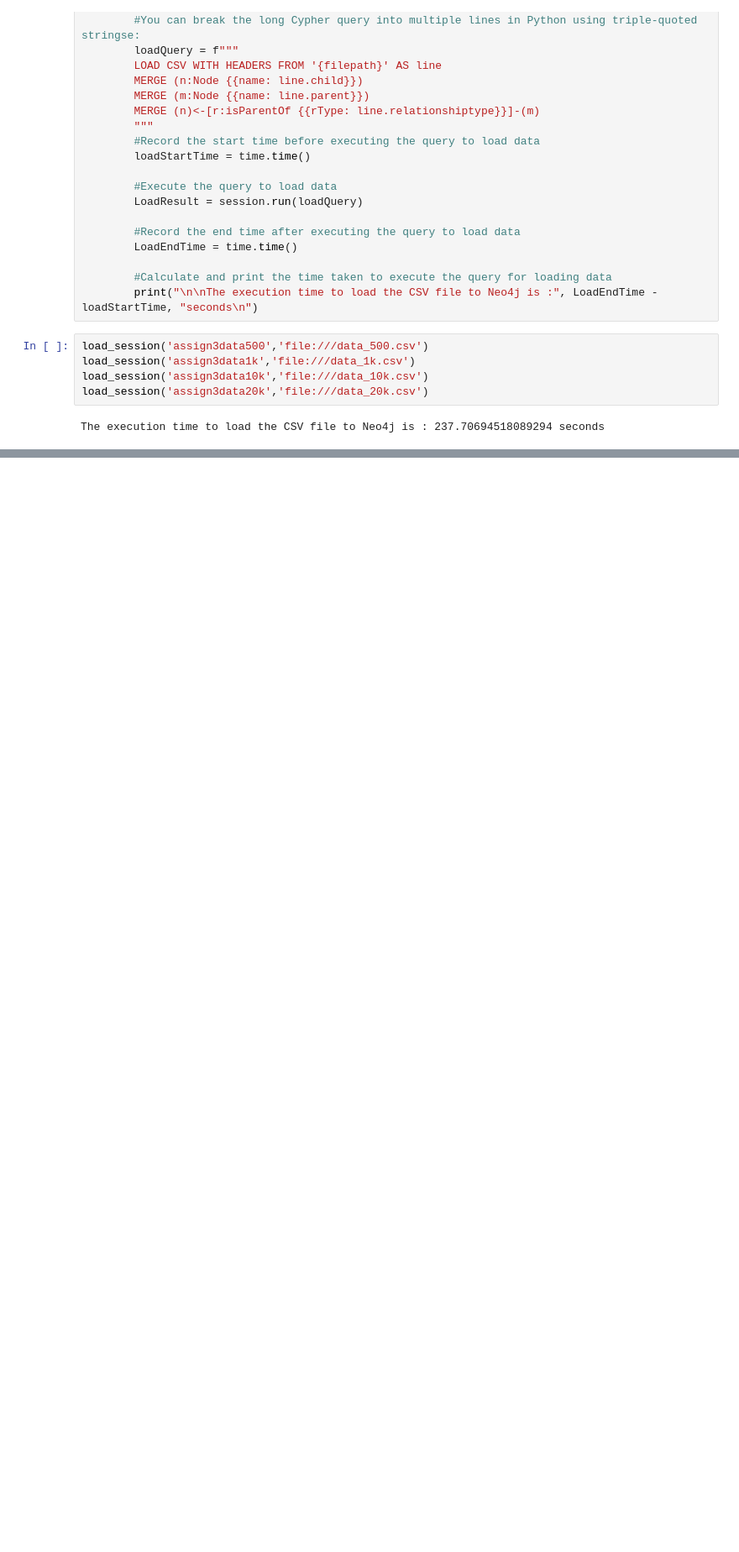
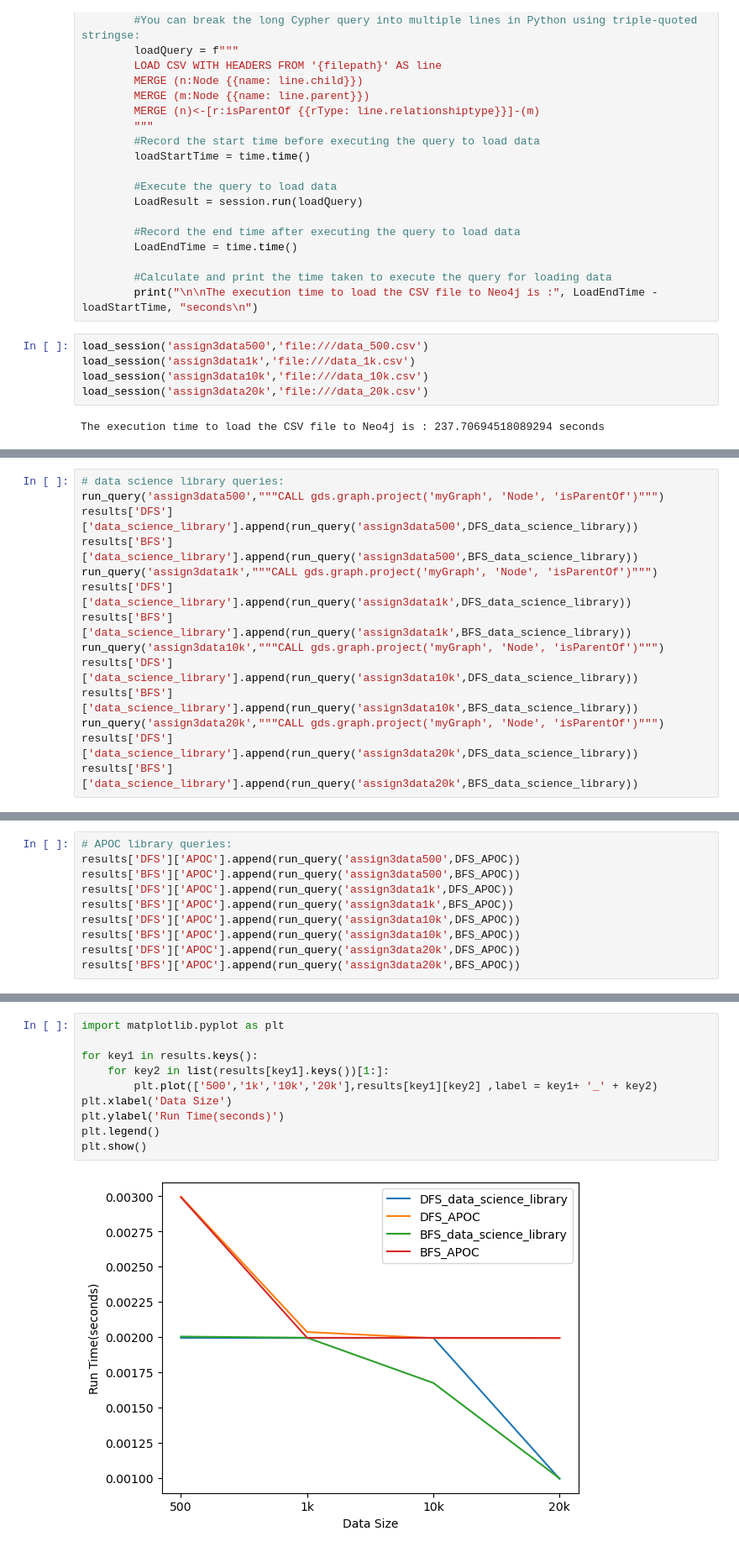
Before and after one commit to AroubHalawani/DATS-6102-Group-3, a Jupyter notebook: Group_3_Section_11_Assignment3/Assignment3.ipynb, the cells around one changed output, grey strips where cells are left out. Shown at 84% size. Saved outputs shown, nothing was run; the diff lists cells and outputs as text; blank space fills up the shorter version.

Commit message:
except for cypher queries

```diff
--- a/Group_3_Section_11_Assignment3/Assignment3.ipynb
+++ b/Group_3_Section_11_Assignment3/Assignment3.ipynb
@@ -235,0 +308,14 @@ The execution time to load the CSV file to Neo4j is : 237.70694518089294 seconds
+# %%
+# data science library queries:
+run_query('assign3data500',"""CALL gds.graph.project('myGraph', 'Node', 'isParentOf')""")
+results['DFS']['data_science_library'].append(run_query('assign3data500',DFS_data_science_library))
+results['BFS']['data_science_library'].append(run_query('assign3data500',BFS_data_science_library))
+run_query('assign3data1k',"""CALL gds.graph.project('myGraph', 'Node', 'isParentOf')""")
+results['DFS']['data_science_library'].append(run_query('assign3data1k',DFS_data_science_library))
+results['BFS']['data_science_library'].append(run_query('assign3data1k',BFS_data_science_library))
+run_query('assign3data10k',"""CALL gds.graph.project('myGraph', 'Node', 'isParentOf')""")
+results['DFS']['data_science_library'].append(run_query('assign3data10k',DFS_data_science_library))
+results['BFS']['data_science_library'].append(run_query('assign3data10k',BFS_data_science_library))
+run_query('assign3data20k',"""CALL gds.graph.project('myGraph', 'Node', 'isParentOf')""")
+results['DFS']['data_science_library'].append(run_query('assign3data20k',DFS_data_science_library))
+results['BFS']['data_science_library'].append(run_query('assign3data20k',BFS_data_science_library))
@@ -235,0 +340,10 @@ The execution time to load the CSV file to Neo4j is : 237.70694518089294 seconds
+# %%
+# APOC library queries:
+results['DFS']['APOC'].append(run_query('assign3data500',DFS_APOC))
+results['BFS']['APOC'].append(run_query('assign3data500',BFS_APOC))
+results['DFS']['APOC'].append(run_query('assign3data1k',DFS_APOC))
+results['BFS']['APOC'].append(run_query('assign3data1k',BFS_APOC))
+results['DFS']['APOC'].append(run_query('assign3data10k',DFS_APOC))
+results['BFS']['APOC'].append(run_query('assign3data10k',BFS_APOC))
+results['DFS']['APOC'].append(run_query('assign3data20k',DFS_APOC))
+results['BFS']['APOC'].append(run_query('assign3data20k',BFS_APOC))
@@ -235,0 +374,12 @@ The execution time to load the CSV file to Neo4j is : 237.70694518089294 seconds
+# %%
+import matplotlib.pyplot as plt
+
+for key1 in results.keys():
+    for key2 in list(results[key1].keys())[1:]:
+        plt.plot(['500','1k','10k','20k'],results[key1][key2] ,label = key1+ '_' + key2)
+plt.xlabel('Data Size')
+plt.ylabel('Run Time(seconds)')
+plt.legend()
+plt.show()
+# %% [output]
+[figure, added]
```
Also changed, not shown: parts of 8 cells of this notebook.
